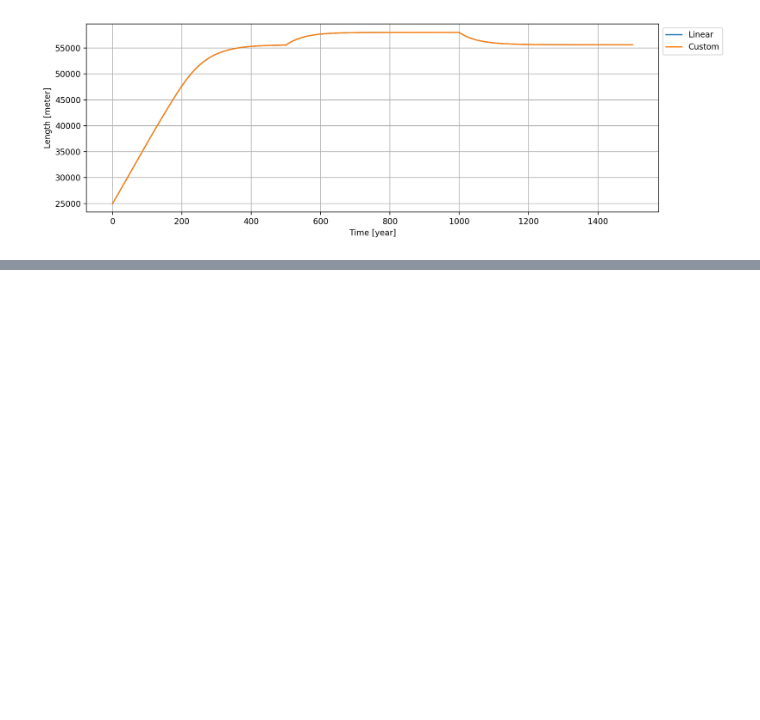
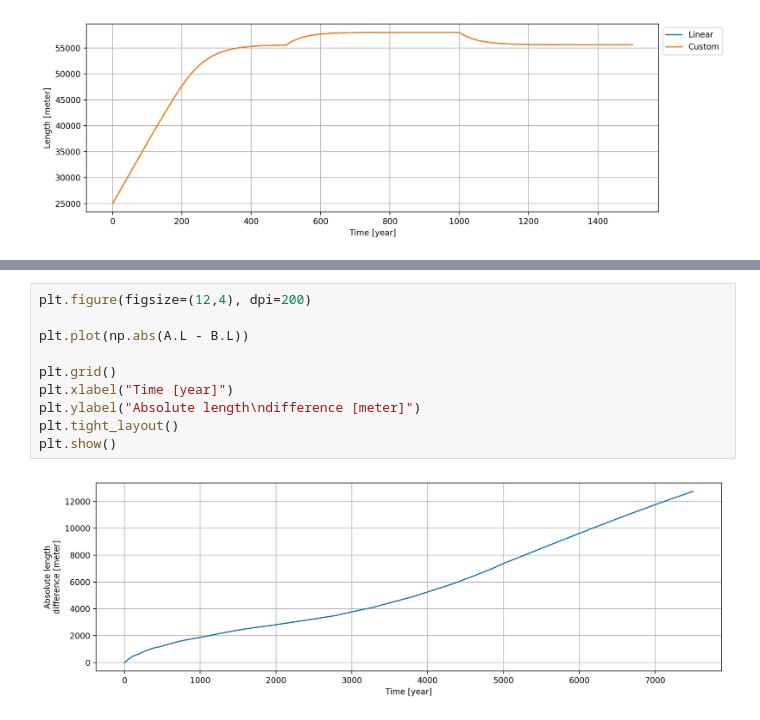
Before and after one commit to raymondedwards95/MinimumGlacierModel, a Jupyter notebook: Bed-test-1.ipynb, the cells around one changed output, grey strips where cells are left out. Saved outputs shown, nothing was run; the diff lists cells and outputs as text; blank space fills up the shorter version.

```diff
--- a/Bed-test-1.ipynb
+++ b/Bed-test-1.ipynb
@@ -83,0 +203,12 @@ plt.show()
+# %%
+plt.figure(figsize=(12,4), dpi=200)
+
+plt.plot(np.abs(A.L - B.L))
+
+plt.grid()
+plt.xlabel("Time [year]")
+plt.ylabel("Absolute length\ndifference [meter]")
+plt.tight_layout()
+plt.show()
+# %% [output]
+[figure, added]
```
Also changed, not shown: parts of 7 cells of this notebook, 2 other files.
